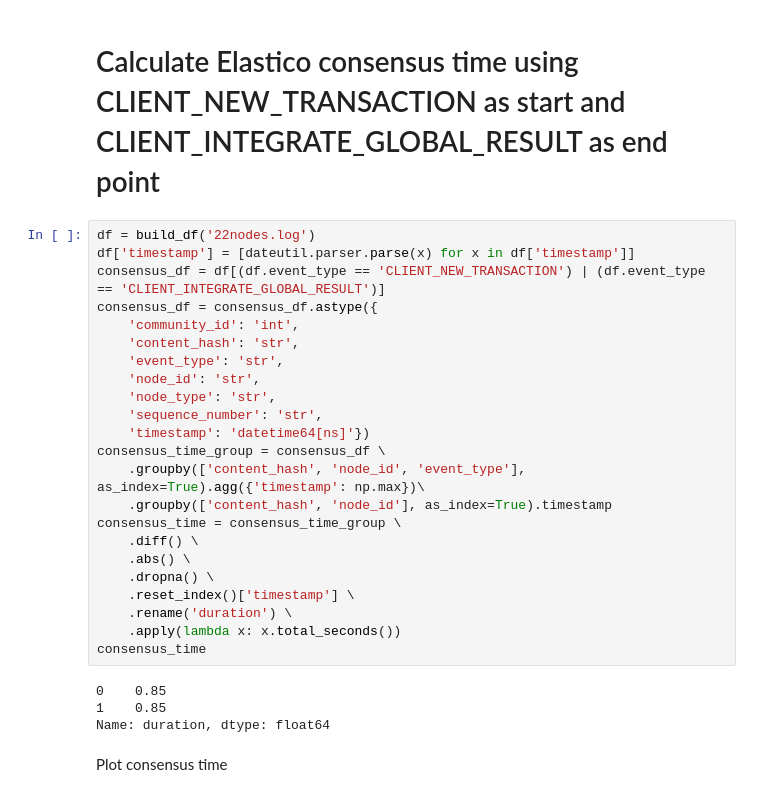
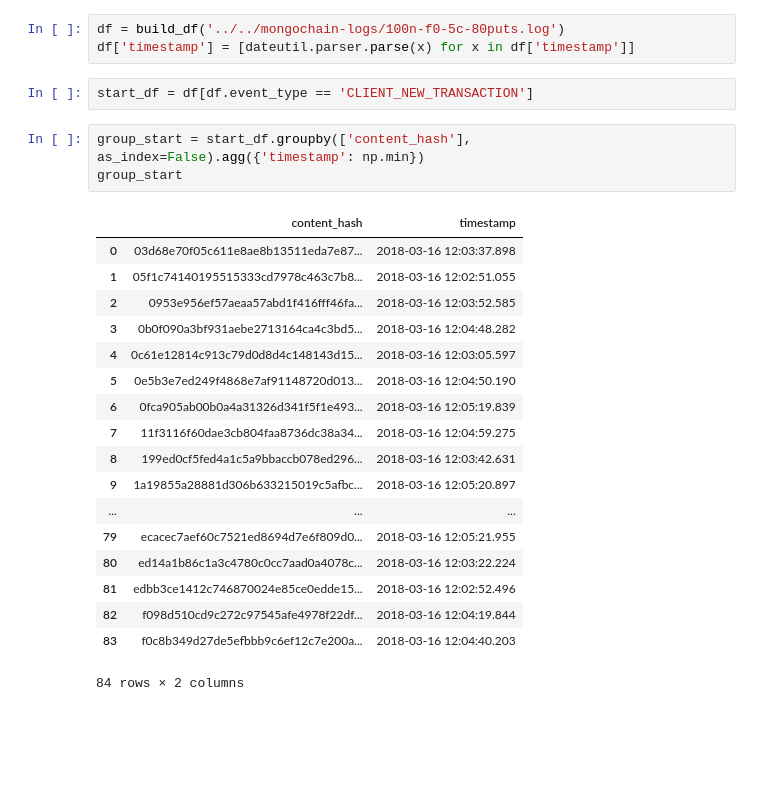
Before and after one commit to fawind/mongochain, a Jupyter notebook: benchmarks/evaluate_logs.ipynb, the cells around one changed output. Cells and saved outputs as stored; diff of their text form; blank space fills up the shorter version.

```diff
--- a/benchmarks/evaluate_logs.ipynb
+++ b/benchmarks/evaluate_logs.ipynb
@@ -20,31 +18,27 @@ Populating the interactive namespace from numpy and matplotlib
-# %% [markdown]
-# Calculate Elastico consensus time using CLIENT_NEW_TRANSACTION as start and CLIENT_INTEGRATE_GLOBAL_RESULT as end point
-# %%
-df = build_df('22nodes.log')
-df['timestamp'] = [dateutil.parser.parse(x) for x in df['timestamp']]
-consensus_df = df[(df.event_type == 'CLIENT_NEW_TRANSACTION') | (df.event_type == 'CLIENT_INTEGRATE_GLOBAL_RESULT')]
-consensus_df = consensus_df.astype({
-    'community_id': 'int',
-    'content_hash': 'str',
-    'event_type': 'str',
-    'node_id': 'str',
-    'node_type': 'str',
-    'sequence_number': 'str',
-    'timestamp': 'datetime64[ns]'})
-consensus_time_group = consensus_df \
-    .groupby(['content_hash', 'node_id', 'event_type'], as_index=True).agg({'timestamp': np.max})\
-    .groupby(['content_hash', 'node_id'], as_index=True).timestamp
-consensus_time = consensus_time_group \
-    .diff() \
-    .abs() \
-    .dropna() \
-    .reset_index()['timestamp'] \
-    .rename('duration') \
-    .apply(lambda x: x.total_seconds())
-consensus_time
-# %% [output]
-0    0.85
-1    0.85
-Name: duration, dtype: float64
-# %% [markdown]
-Plot consensus time
+# %%
+df = build_df('../../mongochain-logs/100n-f0-5c-80puts.log')
+df['timestamp'] = [dateutil.parser.parse(x) for x in df['timestamp']]
+# %%
+start_df = df[df.event_type == 'CLIENT_NEW_TRANSACTION']
+# %%
+group_start = start_df.groupby(['content_hash'], as_index=False).agg({'timestamp': np.min})
+group_start
+# %% [output]
+|  | content_hash | timestamp |
+| 0 | 03d68e70f05c611e8ae8b13511eda7e87... | 2018-03-16 12:03:37.898 |
+| 1 | 05f1c74140195515333cd7978c463c7b8... | 2018-03-16 12:02:51.055 |
+| 2 | 0953e956ef57aeaa57abd1f416fff46fa... | 2018-03-16 12:03:52.585 |
+| 3 | 0b0f090a3bf931aebe2713164ca4c3bd5... | 2018-03-16 12:04:48.282 |
+| 4 | 0c61e12814c913c79d0d8d4c148143d15... | 2018-03-16 12:03:05.597 |
+| 5 | 0e5b3e7ed249f4868e7af91148720d013... | 2018-03-16 12:04:50.190 |
+| 6 | 0fca905ab00b0a4a31326d341f5f1e493... | 2018-03-16 12:05:19.839 |
+| 7 | 11f3116f60dae3cb804faa8736dc38a34... | 2018-03-16 12:04:59.275 |
+| 8 | 199ed0cf5fed4a1c5a9bbaccb078ed296... | 2018-03-16 12:03:42.631 |
+| 9 | 1a19855a28881d306b633215019c5afbc... | 2018-03-16 12:05:20.897 |
+| ... | ... | ... |
+| 79 | ecacec7aef60c7521ed8694d7e6f809d0... | 2018-03-16 12:05:21.955 |
+| 80 | ed14a1b86c1a3c4780c0cc7aad0a4078c... | 2018-03-16 12:03:22.224 |
+| 81 | edbb3ce1412c746870024e85ce0edde15... | 2018-03-16 12:02:52.496 |
+| 82 | f098d510cd9c272c97545afe4978f22df... | 2018-03-16 12:04:19.844 |
+| 83 | f0c8b349d27de5efbbb9c6ef12c7e200a... | 2018-03-16 12:04:40.203 |
+84 rows × 2 columns
```
Also changed, not shown: parts of 5 cells of this notebook.
